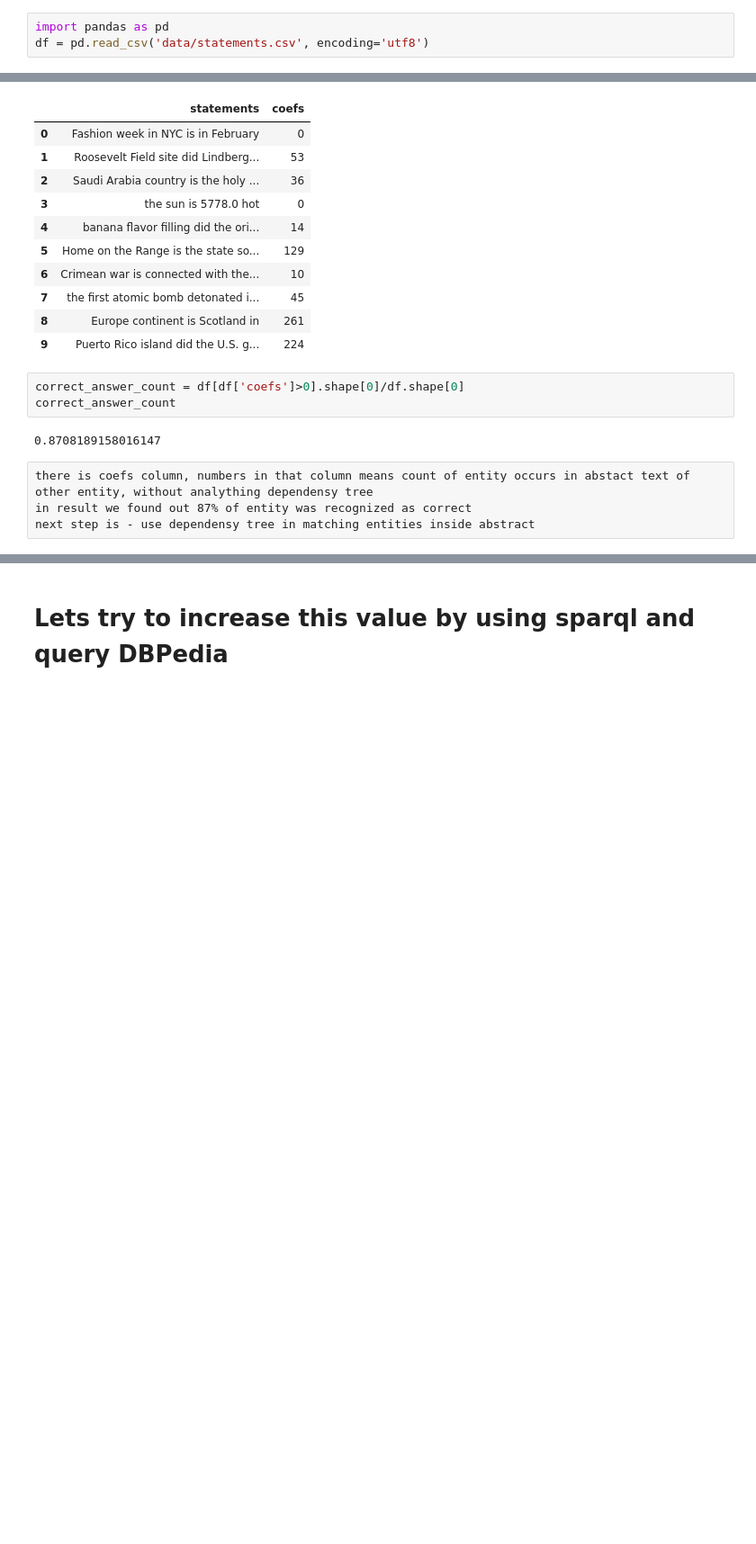
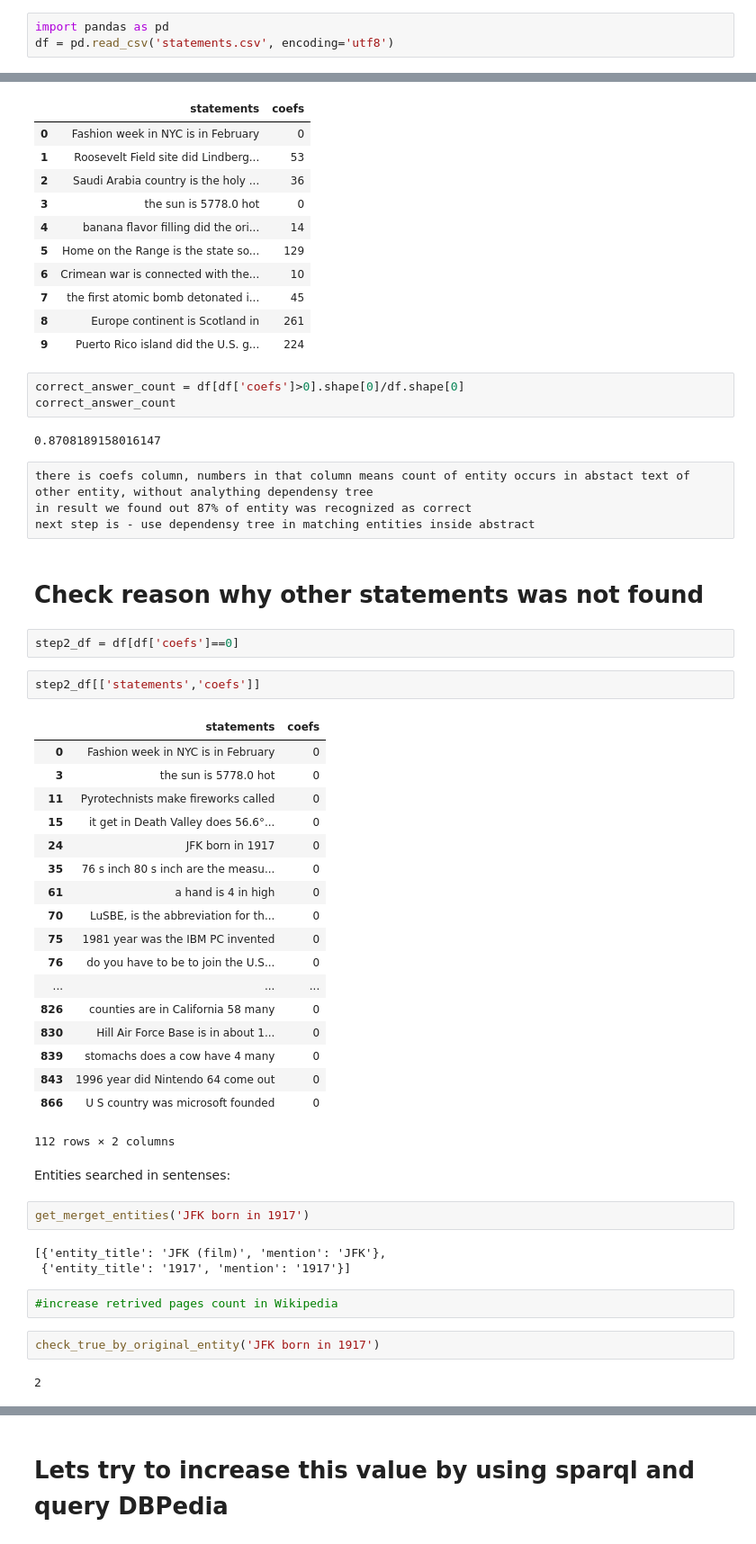
Before and after one commit to sudodoki/prj-nlp, a Jupyter notebook: students/Nazar/HW4/factoid/Fact checking.ipynb, the cells around one changed output, grey strips where cells are left out. Shown at 90% size. Saved outputs shown, nothing was run; the diff lists cells and outputs as text; blank space fills up the shorter version.

```diff
--- a/students/Nazar/HW4/factoid/Fact checking.ipynb
+++ b/students/Nazar/HW4/factoid/Fact checking.ipynb
@@ -1,6 +1,6 @@
 # %%
 import pandas as pd
-df = pd.read_csv('data/statements.csv', encoding='utf8')
+df = pd.read_csv('statements.csv', encoding='utf8')
 # %%
 statements = df['statements'].values
 # %%
@@ -182,3 +197,41 @@ correct_answer_count
 there is coefs column, numbers in that column means count of entity occurs in abstact text of other entity, without analything dependensy tree
 in result we found out 87% of entity was recognized as correct
 next step is - use dependensy tree in matching entities inside abstract
+# %% [markdown]
+# Check reason why other statements was not found
+# %%
+step2_df = df[df['coefs']==0]
+# %%
+step2_df[['statements','coefs']]
+# %% [output]
+|  | statements | coefs |
+| 0 | Fashion week in NYC is in February | 0 |
+| 3 | the sun is 5778.0 hot | 0 |
+| 11 | Pyrotechnists make fireworks called | 0 |
+| 15 | it get in Death Valley does 56.6°... | 0 |
+| 24 | JFK born in 1917 | 0 |
+| 35 | 76 s inch 80 s inch are the measu... | 0 |
+| 61 | a hand is 4 in high | 0 |
+| 70 | LuSBE, is the abbreviation for th... | 0 |
+| 75 | 1981 year was the IBM PC invented | 0 |
+| 76 | do you have to be to join the U.S... | 0 |
+| ... | ... | ... |
+| 826 | counties are in California 58 many | 0 |
+| 830 | Hill Air Force Base is in about 1... | 0 |
+| 839 | stomachs does a cow have 4 many | 0 |
+| 843 | 1996 year did Nintendo 64 come out | 0 |
+| 866 | U S country was microsoft founded | 0 |
+112 rows × 2 columns
+# %% [markdown]
+Entities searched in sentenses:
+# %%
+get_merget_entities('JFK born in 1917')
+# %% [output]
+[{'entity_title': 'JFK (film)', 'mention': 'JFK'},
+ {'entity_title': '1917', 'mention': '1917'}]
+# %%
+#increase retrived pages count in Wikipedia
+# %%
+check_true_by_original_entity('JFK born in 1917')
+# %% [output]
+2
```
Also changed, not shown: parts of 21 cells of this notebook.
